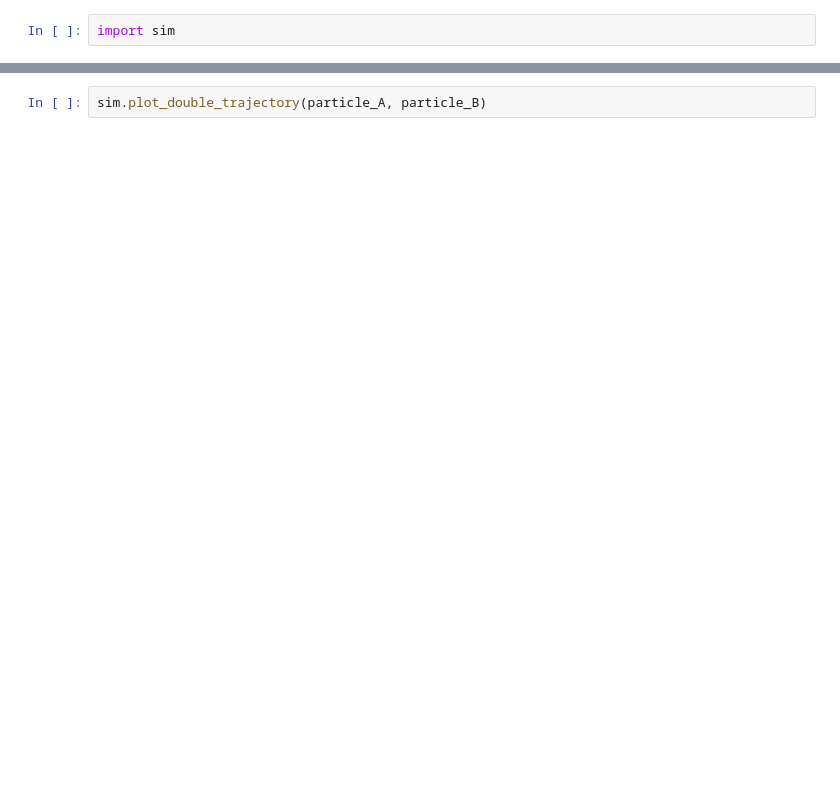
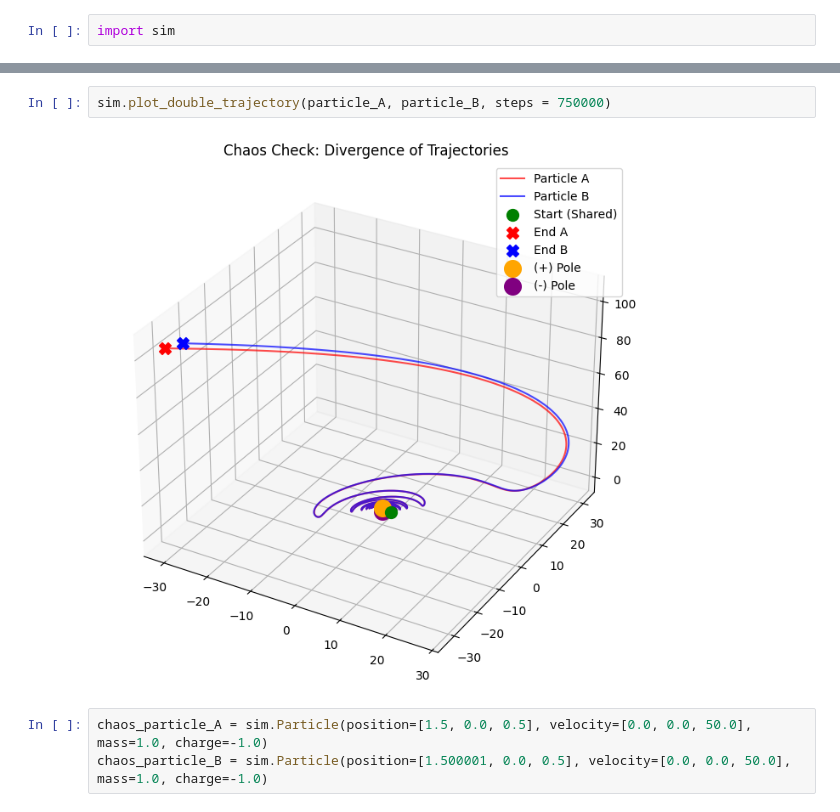
Before and after one commit to t0merez/Particle-Motion-Simulation, a Jupyter notebook: code_chaos.ipynb, the cells around one changed output, grey strips where cells are left out. Drawn from its saved outputs; the diff is of its cells as text; blank space fills up the shorter version.

Commit message:
Add and edit chaos simulations.

```diff
--- a/code_chaos.ipynb
+++ b/code_chaos.ipynb
@@ -43,2 +29,7 @@ sim.calculateDistanceOverTime(particle_A, particle_B, steps = 100000)
 # %%
-sim.plot_double_trajectory(particle_A, particle_B)
+sim.plot_double_trajectory(particle_A, particle_B, steps = 750000)
+# %% [output]
+[figure, added]
+# %%
+chaos_particle_A = sim.Particle(position=[1.5, 0.0, 0.5], velocity=[0.0, 0.0, 50.0], mass=1.0, charge=-1.0)
+chaos_particle_B = sim.Particle(position=[1.500001, 0.0, 0.5], velocity=[0.0, 0.0, 50.0], mass=1.0, charge=-1.0)
```
Also changed, not shown: parts of 9 cells of this notebook, 1 other file.
